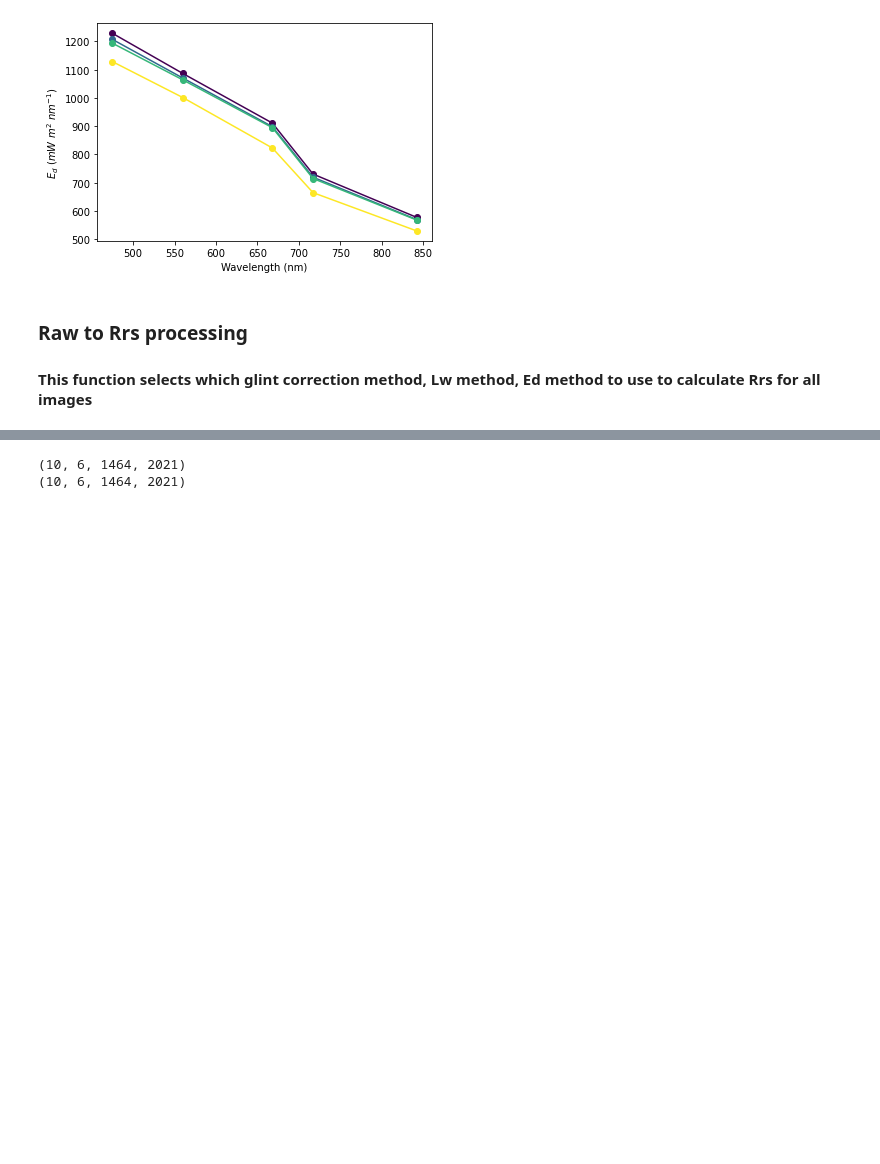
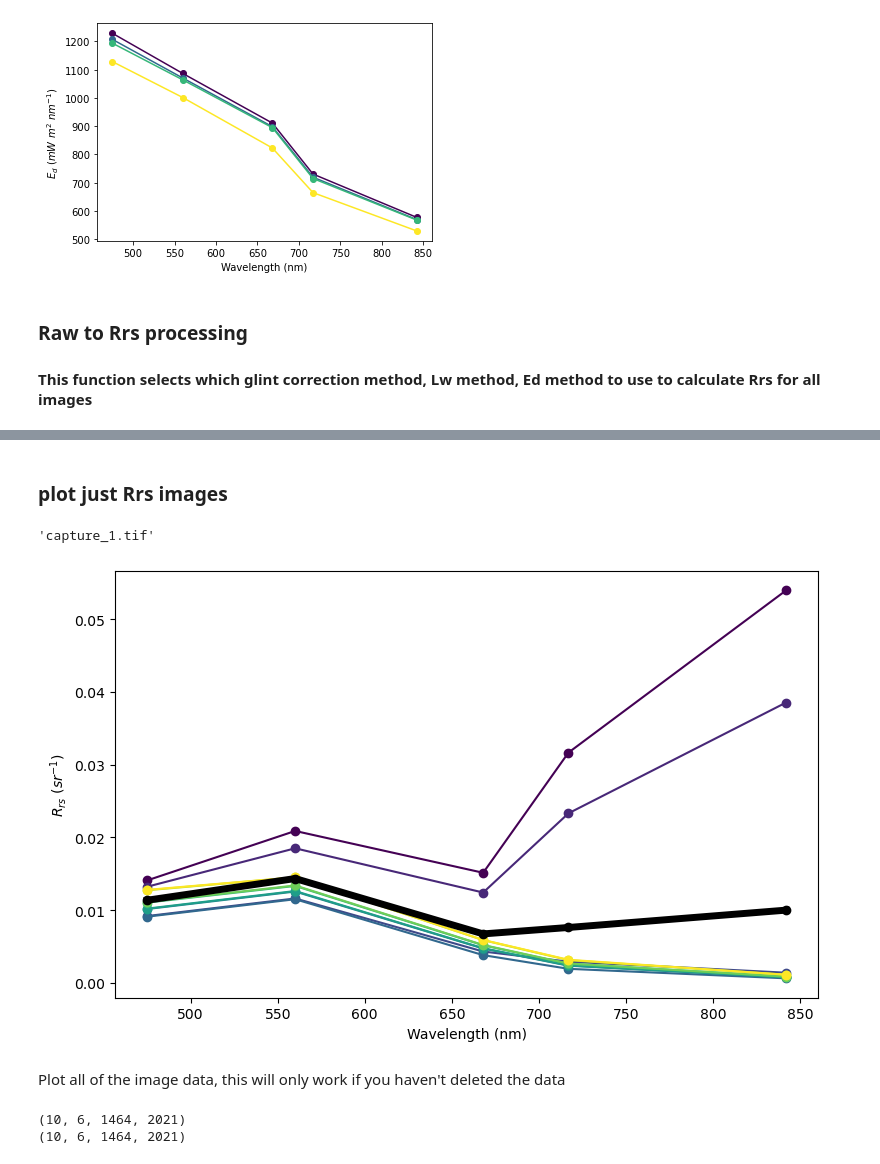
Before and after one commit to aewindle110/DroneWQ, a Jupyter notebook: testing_functions.ipynb, the cells around one changed output, grey strips where cells are left out. Cells and saved outputs as stored; diff of their text form; code cells hidden in the pictures; blank space fills up the shorter version.

```diff
--- a/testing_functions.ipynb
+++ b/testing_functions.ipynb
@@ -455,2 +389,4 @@ Loading ImageSet from: data//panel
 All data has been saved as Rrs using the mobley_rho_method to calcualte Lw and normalized by panel_ed irradiance.
 True
+# %% [markdown]
+### plot just Rrs images
@@ -457,3 +395,31 @@ True
+# %%
+os.join(df.index[0]
+# %% [output]
+'capture_1.tif'
+# %%
+#rrs
+
+fig, ax = plt.subplots(figsize=(8,5))
+
+rrs_imgs, rrs_img_metadata = retrieve_imgs_and_metadata(img_dir = project_path+'rrs_imgs')
+
+wv = [475, 560, 668, 717, 842]
+colors = plt.cm.viridis(np.linspace(0,1,len(rrs_imgs)))
+
+for i in range(len(rrs_imgs)):
+    ax.plot(wv, np.nanmean(rrs_imgs[i,0:5,:,:],axis=(1,2)),  marker = 'o', color=colors[i], label="")
+    ax.set_xlabel('Wavelength (nm)')
+    ax.set_ylabel('$R_{rs}\ (sr^{-1}$)')
+
+ax.plot(wv, np.nanmean(rrs_imgs[:,0:5,:,:], axis=(0,2,3)),  marker = 'o', color='black', linewidth=5, label='Average')
+
+fig.tight_layout()
+
+plt.show()
+# %% [output]
+[figure, added]
+# %% [markdown]
+Plot all of the image data, this will only work if you haven't deleted the data
 # %%
 #Plotting data to make sure it looks good
 
```
Also changed, not shown: parts of 6 cells of this notebook, 3 other files.
